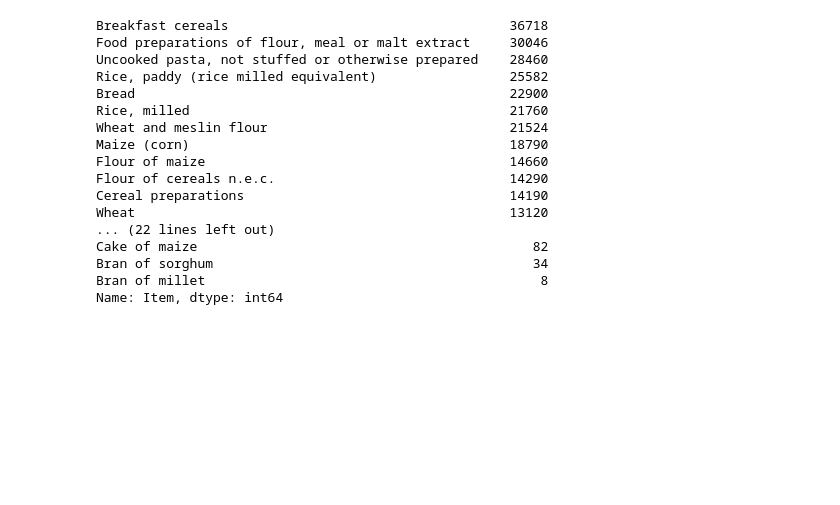
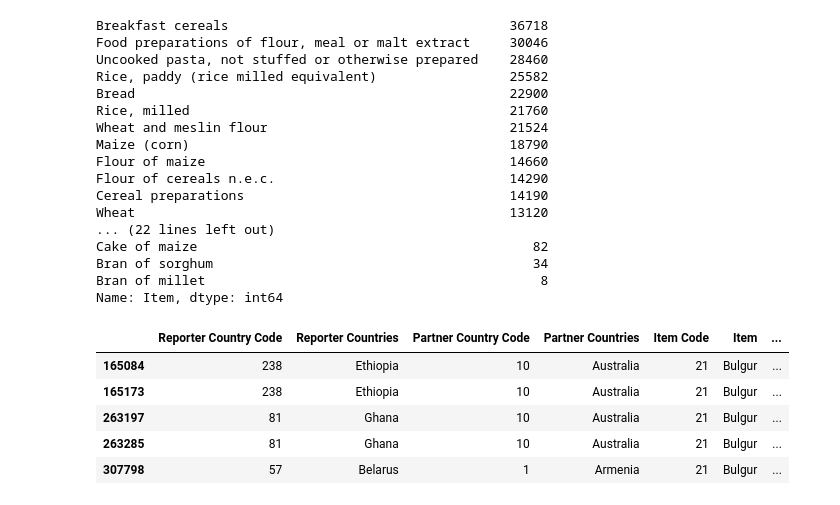
Before and after one commit to InseeFrLab/hackathon-un-2022, a Jupyter notebook: notebooks/fao_matrix.ipynb, the cells around one changed output. Cells and saved outputs as stored; diff of their text form; code cells hidden in the pictures; blank space fills up the shorter version.

```diff
--- a/notebooks/fao_matrix.ipynb
+++ b/notebooks/fao_matrix.ipynb
@@ -93,3 +93,12 @@ Cake of maize                                           82
 Bran of sorghum                                         34
 Bran of millet                                           8
 Name: Item, dtype: int64
+# %%
+fao3.loc[fao3["Item"].isin(["Bulgur"]), :].head()
+# %% [output]
+|  | Reporter Country Code | Reporter Countries | Partner Country Code | Partner Countries | Item Code | Item | ... |
+| 165084 | 238 | Ethiopia | 10 | Australia | 21 | Bulgur | ... |
+| 165173 | 238 | Ethiopia | 10 | Australia | 21 | Bulgur | ... |
+| 263197 | 81 | Ghana | 10 | Australia | 21 | Bulgur | ... |
+| 263285 | 81 | Ghana | 10 | Australia | 21 | Bulgur | ... |
+| 307798 | 57 | Belarus | 1 | Armenia | 21 | Bulgur | ... |
```
Also changed, not shown: parts of 5 cells of this notebook.
